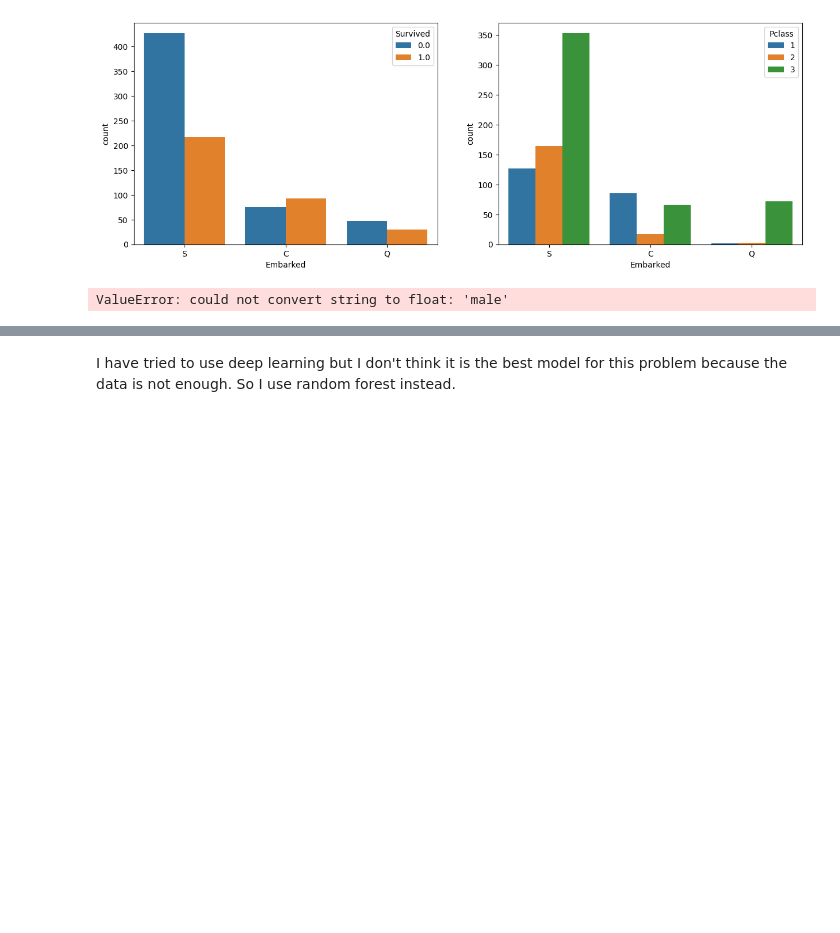
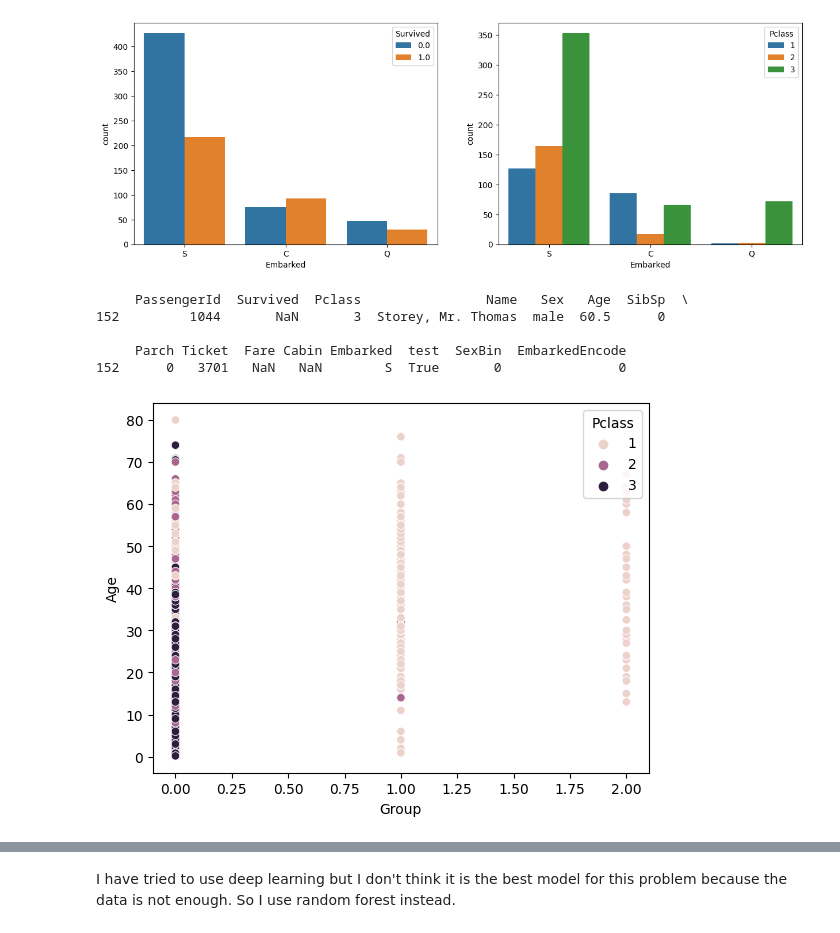
Before and after one commit to ccdarvin/competitions, a Jupyter notebook: kaggle/Titanic - Machine Learning from Disaster/notebook.ipynb, the cells around one changed output, grey strips where cells are left out. Drawn from its saved outputs; the diff is of its cells as text; code cells hidden in the pictures; blank space fills up the shorter version.

```diff
--- a/kaggle/Titanic - Machine Learning from Disaster/notebook.ipynb
+++ b/kaggle/Titanic - Machine Learning from Disaster/notebook.ipynb
@@ -102,3 +54,7 @@ Name: count, dtype: int64
+# %%
+# sex
+data['SexBin'] = data['Sex'] == 1
+data['SexBin'] = data['SexBin'].astype(int)
 # %%
 # dispertion graph by age, fare and Pclass
 features = ['Survived', 'Pclass', 'Age', 'Fare']
@@ -134,26 +90,38 @@ plt.show()
 data[data['Embarked'].isna()].head()
 # fill missing values
 data['Embarked'] = data['Embarked'].fillna('S')
+embarked_map = {'S': 0, 'C': 1, 'Q': 2}
+data['EmbarkedEncode'] = data['Embarked'].map(embarked_map)
 # %% [output]
 [figure]
 # %%
 # Fare
-data[data['Fare'].isna()].head()
-class_3 = data[data['Pclass'] == 3]
-data['Fare'] = data['Fare'].fillna(class_3['Fare'].mean())
+print(data[data['Fare'].isna()].head())
+pclass3 = data[data['Pclass'] == 3]
+data['Fare'].fillna(pclass3['Fare'].mean(), inplace=True)
+# %% [output]
+     PassengerId  Survived  Pclass                Name   Sex   Age  SibSp  \
+152         1044       NaN       3  Storey, Mr. Thomas  male  60.5      0
+
+     Parch Ticket  Fare Cabin Embarked  test  SexBin  EmbarkedEncode
+152      0   3701   NaN   NaN        S  True       0               0
 # %%
 # Group data
 from sklearn.cluster import KMeans
-from sklearn.datasets import make_blobs
 
-model = KMeans(n_clusters=4)
-age_train = data[['Fare', 'Pclass',  'SibSp', 'Parch', 'Sex']]
+model = KMeans(n_clusters=3, n_init=10)
+# fare per person
+data['FarePerPerson'] = data['Fare'] / (data['SibSp'] + data['Parch'] + 1)
+data['FarePerClass'] = data['Fare'] / data['Pclass']
+data['isAlone'] = (data['SibSp'] + data['Parch']) == 0
+age_train = data[['Fare', 'Pclass',  'SibSp', 'Parch', 'SexBin', 'EmbarkedEncode', 'FarePerPerson', 'isAlone', 'FarePerClass']].dropna()
+
 model.fit(age_train)
-
-pred = model.predict(age_train)
-age_df['GroupAge'] = pred
-age_df.head()
-
-sns.scatterplot(x='Age', y='Fare', data=age_df, hue='GroupAge')
+age_train['Group'] = model.predict(age_train)
+age_train['Group'].value_counts(dropna=False)
+data['Group'] = age_train['Group']
+# graph
+sns.scatterplot(x='Group', y='Age', data=data, hue='Pclass')
+plt.show()
 # %% [output]
-ValueError: could not convert string to float: 'male'
+[figure, added]
```
Also changed, not shown: parts of 45 cells of this notebook, 2 other files.
